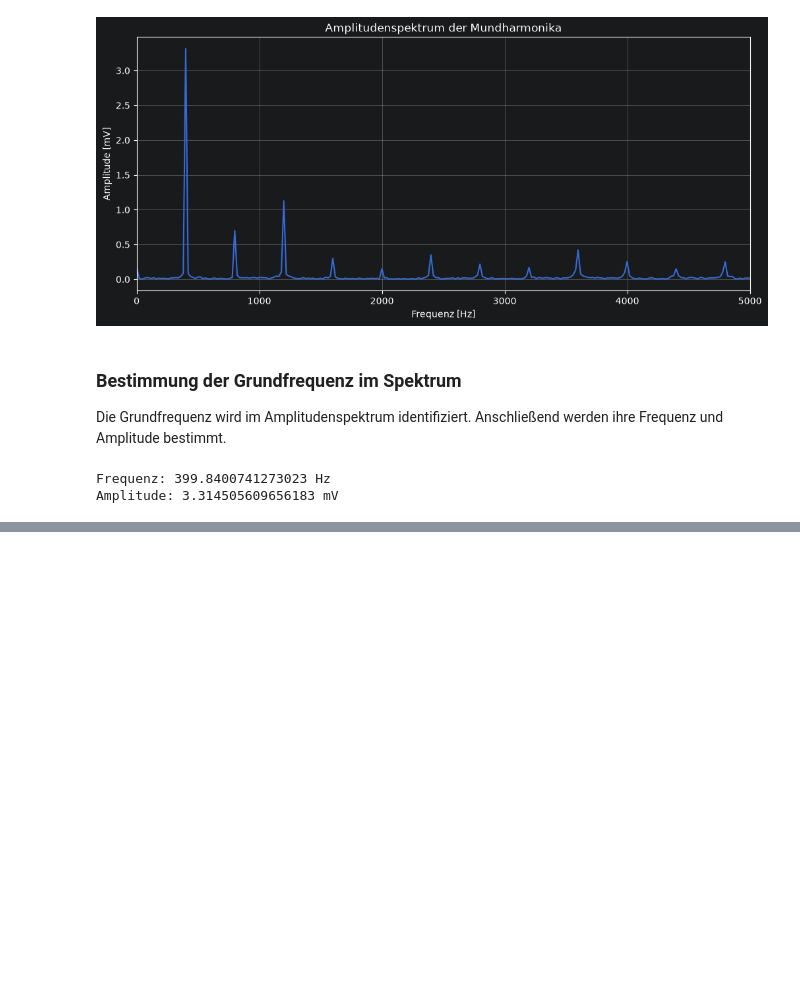
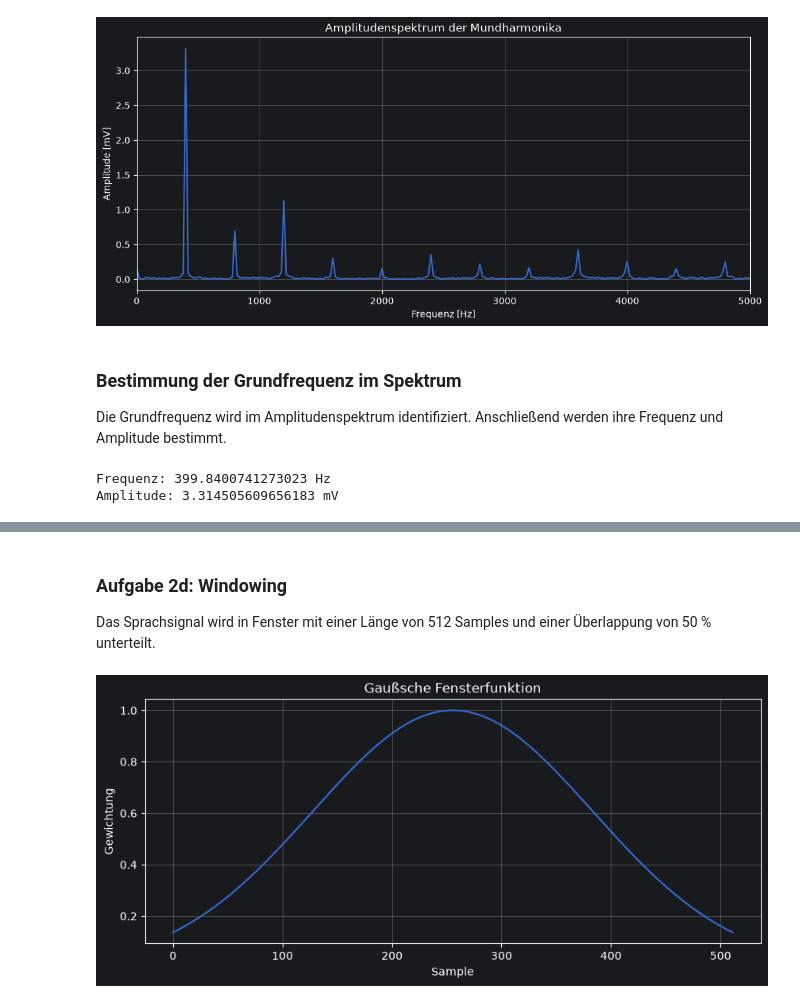
Before and after one commit to svecm475-bit/TGDKI-Lab3, a Jupyter notebook: versuch3.ipynb, the cells around one changed output, grey strips where cells are left out. Cells and saved outputs as stored; diff of their text form; code cells hidden in the pictures; blank space fills up the shorter version.

```diff
--- a/versuch3.ipynb
+++ b/versuch3.ipynb
@@ -129,0 +224,25 @@ Amplitude: 3.314505609656183 mV
+# %% [markdown]
+### Aufgabe 2d: Windowing
+
+Das Sprachsignal wird in Fenster mit einer Länge
+von 512 Samples und einer Überlappung von 50 %
+unterteilt.
+# %%
+N = 512
+step = N // 2
+sigma = N / 4
+
+n = np.arange(N)
+
+gauss = np.exp(-0.5 * ((n - (N - 1) / 2) / sigma)**2)
+
+plt.figure(figsize=(10, 4))
+plt.plot(n, gauss)
+
+plt.xlabel("Sample")
+plt.ylabel("Gewichtung")
+plt.title("Gaußsche Fensterfunktion")
+plt.grid()
+plt.show()
+# %% [output]
+[figure, added]
```
Also changed, not shown: parts of 12 cells of this notebook.
